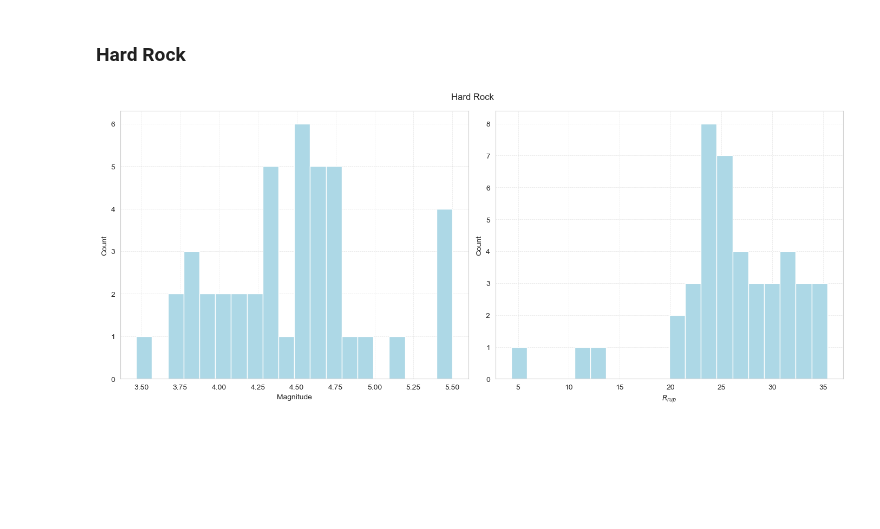
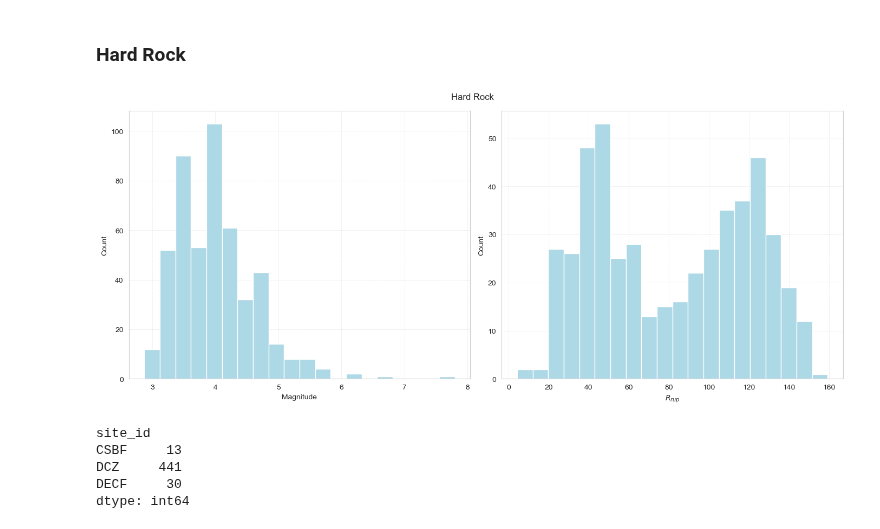
Before and after one commit to claudio525/post_event_gm_gnn, a Jupyter notebook: sim_ranking/explore/gnn/val_site_selection.ipynb, the cells around one changed output. Saved outputs shown, nothing was run; the diff lists cells and outputs as text; code cells hidden in the pictures; blank space fills up the shorter version.

```diff
--- a/sim_ranking/explore/gnn/val_site_selection.ipynb
+++ b/sim_ranking/explore/gnn/val_site_selection.ipynb
@@ -205,15 +211,21 @@ dtype: int64
 # %%
 ### HardRock
 np.random.seed(20)
-n_sites = 3
+n_sites = 4
 
 hard_rock_sites = select_sites(site_df, "HardRock", n_sites)
 hard_rock_events = record_df.loc[record_df.site_id.isin(hard_rock_sites)]
 vis_mag_rrup_dist(hard_rock_sites, record_df, "Hard Rock")
 # %% [output]
-[figure, old version]
+[figure, new version]
 # %%
 record_df.loc[record_df.site_id.isin(hard_rock_sites)].groupby("site_id").size()
+# %% [output]
+site_id
+CSBF     13
+DCZ     441
+DECF     30
+dtype: int64
 # %%
 val_int_sites = np.concatenate([soft_soil_sites, stiff_soil_sites, dense_soil_soft_rock_sites, rock_sites, hard_rock_sites])
 
```
Also changed, not shown: parts of 11 cells of this notebook, 3 other files.
